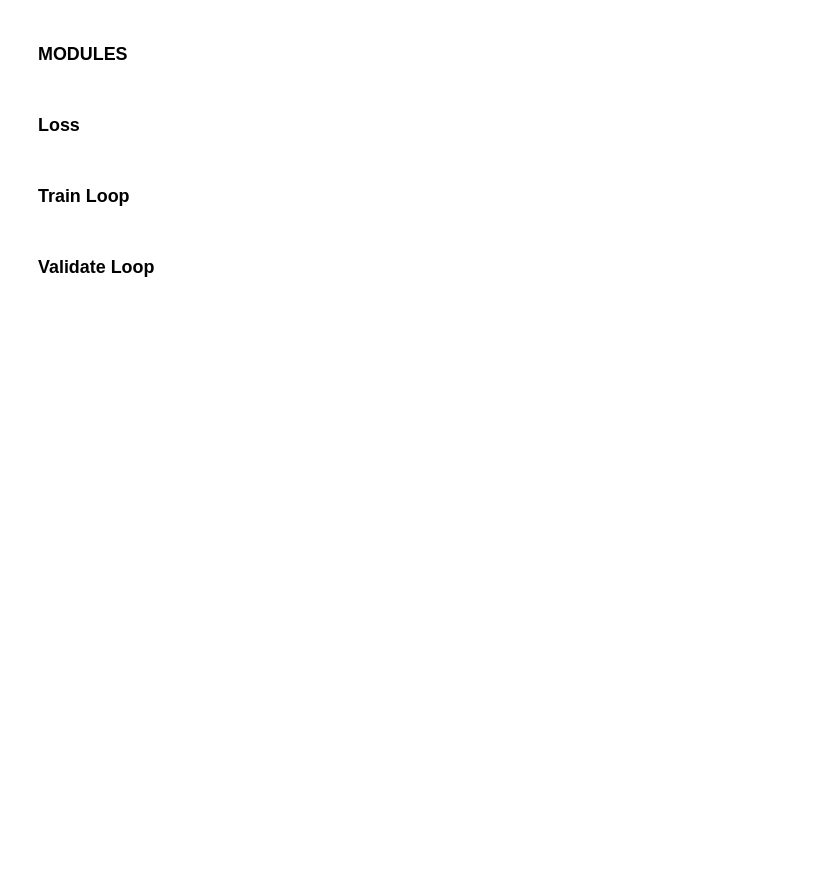
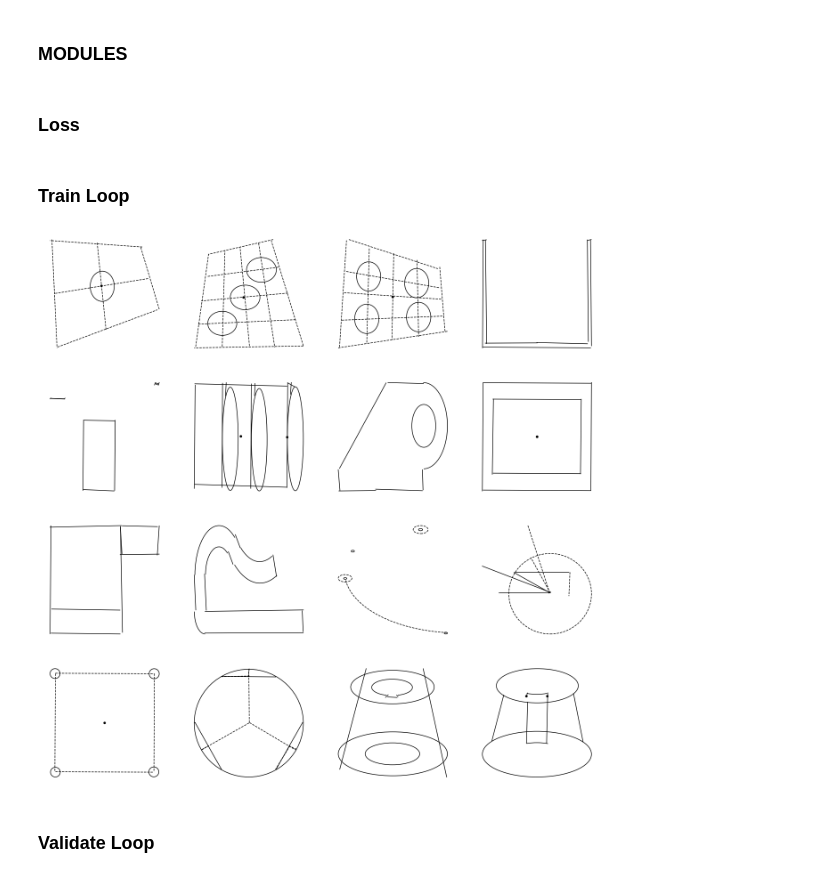
Before and after one commit to Sathware/SketchDNN, a Jupyter notebook: diffusion_gumbel.ipynb, the cells around one changed output. Saved outputs shown, nothing was run; the diff lists cells and outputs as text; code cells hidden in the pictures; blank space fills up the shorter version.

```diff
--- a/diffusion_gumbel.ipynb
+++ b/diffusion_gumbel.ipynb
@@ -1071,0 +1235,22 @@ timestep_distribution = torch.distributions.beta.Beta(torch.tensor([1.0]), torch
+# %%
+model = GVAE(gpu_id)
+sharpener = Sharpener(gpu_id)
+
+# model.load_state_dict(torch.load("model_checkpoint_gaussdiff_ddp_Adam_32tflayers.pth"))
+# Load the original saved file with DataParallel
+state_dict = torch.load('checkpoints/model_checkpoint_gvae_ddp_Adam_mse-25_kld-.001_16layers16heads256hiddenencoder_16layers16heads256hiddendecoder_embedim1024_tempnodedim128_relu_after_node_layernorm.pth')
+
+# Create a new OrderedDict without the 'module.' prefix
+from collections import OrderedDict
+new_state_dict = OrderedDict()
+for k, v in state_dict.items():
+    name = k[7:]  # Remove 'module.'
+    new_state_dict[name] = v
+
+# Load the parameters into your model and freeze
+model.load_state_dict(new_state_dict)
+model = model.eval()
+for p in model.parameters():
+    p.requires_grad = False
+
+optimizer = torch.optim.Adam(sharpener.parameters(), lr = lr)
@@ -1071,0 +1346,25 @@ timestep_distribution = torch.distributions.beta.Beta(torch.tensor([1.0]), torch
+# %%
+sharpener.eval()
+with torch.no_grad():
+    fig, axes = plt.subplots(nrows = 4, ncols = 4, figsize=(16, 16))
+
+    for graph_idx in range(16):
+        noised_nodes, noised_edges, means, logvars = model(nodes[graph_idx].unsqueeze(0), edges[graph_idx].unsqueeze(0))
+        noised_nodes[...,0] = torch.sigmoid(noised_nodes[...,0])
+        noised_nodes[...,1:6] = torch.softmax(noised_nodes[...,1:6], dim = -1)
+
+        noised_edges[...,0:4] = torch.softmax(noised_edges[...,0:4], dim = -1)
+        noised_edges[...,4:8] = torch.softmax(noised_edges[...,4:8], dim = -1)
+        noised_edges[...,8:] = torch.softmax(noised_edges[...,8:], dim = -1)
+
+        pred_nodes, pred_edges = sharpener(noised_nodes, noised_edges)
+
+        # fig.suptitle(f"True - Pred - Noised")
+
+        # SketchDataset.render_graph(nodes[graph_idx].cpu(), edges[graph_idx].cpu(), axes[0])
+        col = graph_idx % 4
+        row = graph_idx // 4
+        SketchDataset.render_graph(pred_nodes.cpu().squeeze(0), pred_edges.cpu().squeeze(0), axes[row, col])
+        # SketchDataset.render_graph(noised_nodes.cpu().squeeze(0), noised_edges.cpu().squeeze(0), axes[2])
+# %% [output]
+[figure, added]
```
Also changed, not shown: parts of 37 cells of this notebook, 19 other files.
